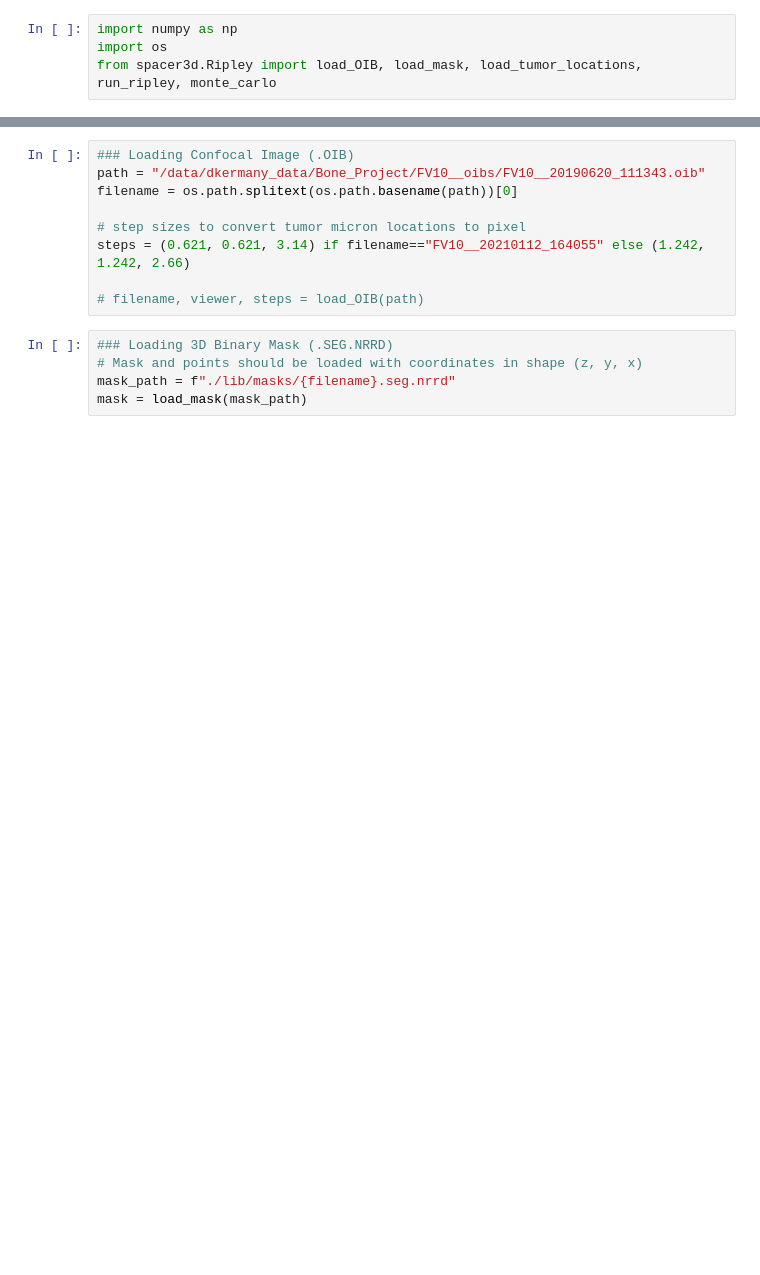
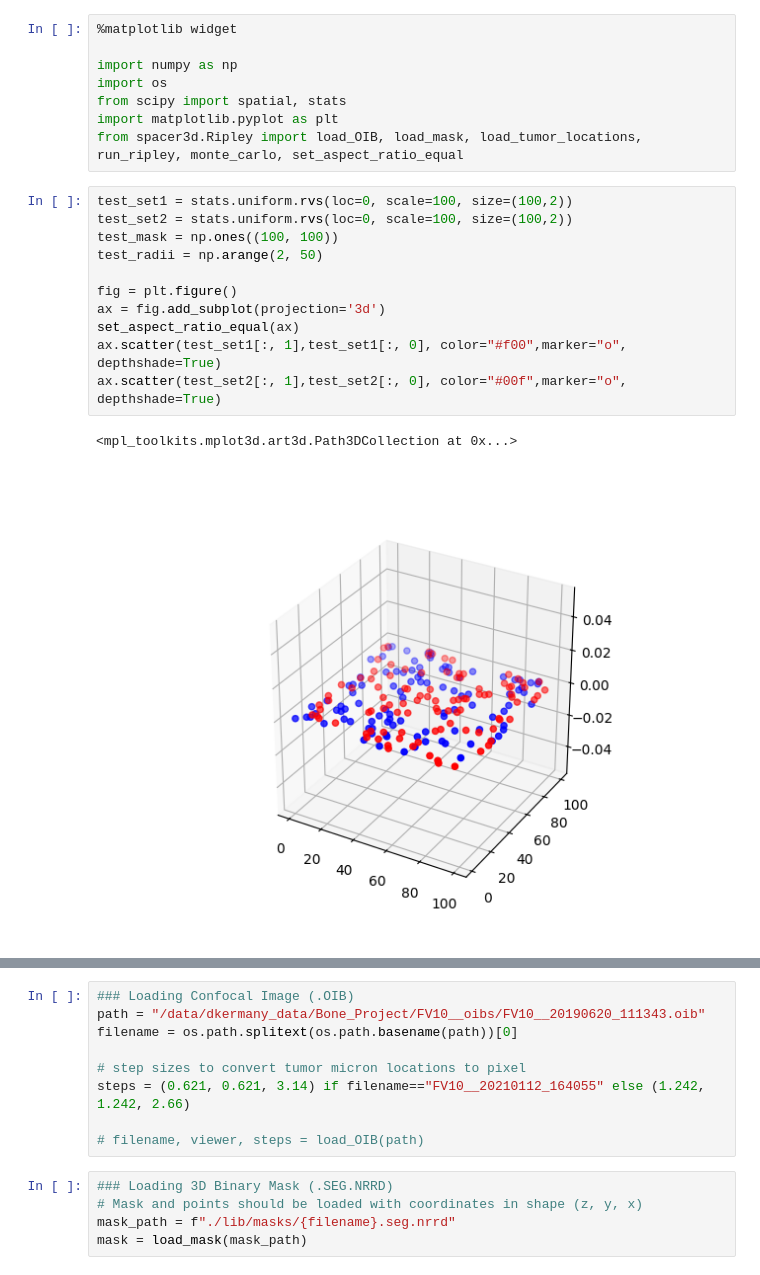
Before and after one commit to dkermany/mdspacer, a Jupyter notebook: ipynb/spacer3d.ipynb, the cells around one changed output, grey strips where cells are left out. Saved outputs shown, nothing was run; the diff lists cells and outputs as text; blank space fills up the shorter version.

Commit message:
Adding 3D and 2D visualizations to spacer3d.ipynb and changed Ripley.py to allow for 2D points

```diff
--- a/ipynb/spacer3d.ipynb
+++ b/ipynb/spacer3d.ipynb
@@ -1,4 +1,22 @@
 # %%
+%matplotlib widget
+
 import numpy as np
 import os
-from spacer3d.Ripley import load_OIB, load_mask, load_tumor_locations, run_ripley, monte_carlo
+from scipy import spatial, stats
+import matplotlib.pyplot as plt
+from spacer3d.Ripley import load_OIB, load_mask, load_tumor_locations, run_ripley, monte_carlo, set_aspect_ratio_equal
+# %%
+test_set1 = stats.uniform.rvs(loc=0, scale=100, size=(100,2))
+test_set2 = stats.uniform.rvs(loc=0, scale=100, size=(100,2))
+test_mask = np.ones((100, 100))
+test_radii = np.arange(2, 50)
+
+fig = plt.figure()
+ax = fig.add_subplot(projection='3d')
+set_aspect_ratio_equal(ax)
+ax.scatter(test_set1[:, 1],test_set1[:, 0], color="#f00",marker="o", depthshade=True)
+ax.scatter(test_set2[:, 1],test_set2[:, 0], color="#00f",marker="o", depthshade=True)
+# %% [output]
+<mpl_toolkits.mplot3d.art3d.Path3DCollection at 0x...>
+[figure, added]
```
Also changed, not shown: parts of 3 cells of this notebook, 1 other file.
